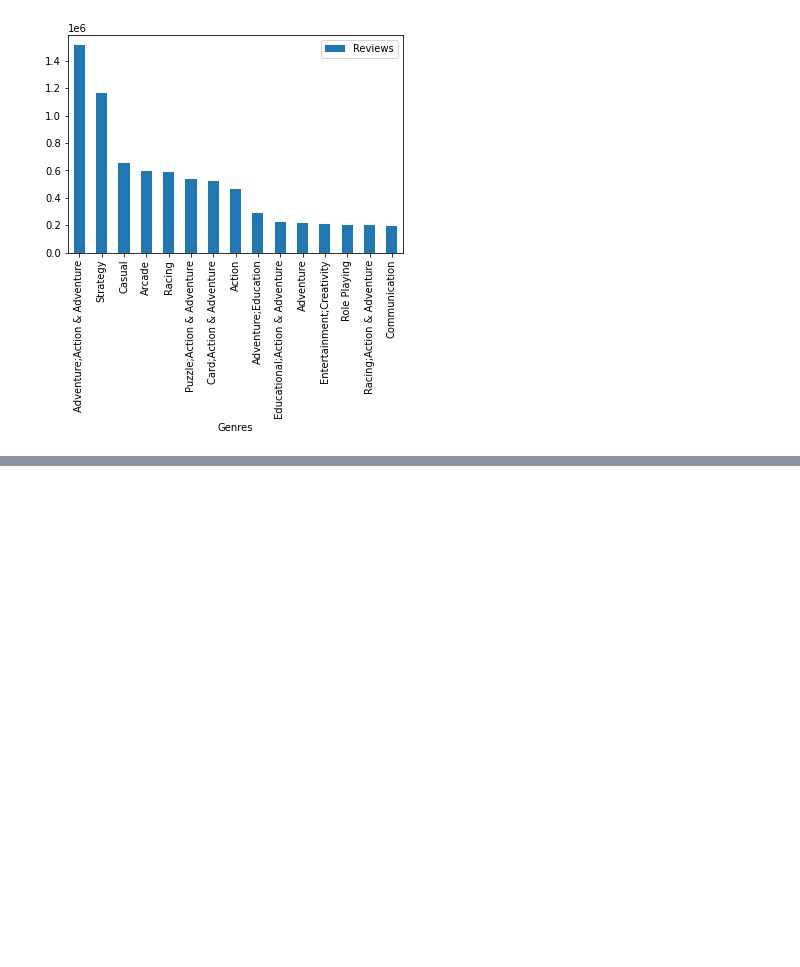
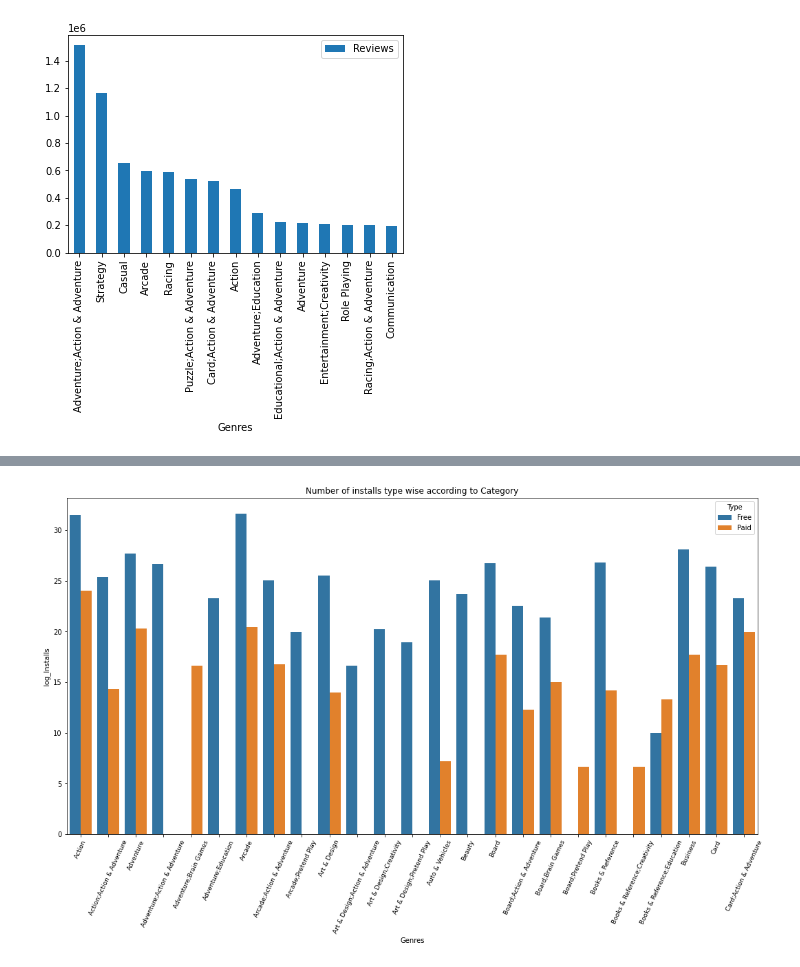
Before and after one commit to anasabbad/Play-Store-App-Review-Analysis--EDA-Capstone, a Jupyter notebook: Play_Store_App_Review_Analysis_Capstone_Project.ipynb, the cells around one changed output, grey strips where cells are left out. Cells and saved outputs as stored; diff of their text form; code cells hidden in the pictures; blank space fills up the shorter version.

```diff
--- a/Play_Store_App_Review_Analysis_Capstone_Project.ipynb
+++ b/Play_Store_App_Review_Analysis_Capstone_Project.ipynb
@@ -580,0 +592,5 @@ sns.displot(data['Rating'],color="y")
+# %%
+categoty_type_installs = data.groupby(['Genres','Type'])[['Installs']].sum().reset_index().head(40)
+categoty_type_installs['log_Installs'] = np.log2(categoty_type_installs['Installs'])
+
+categoty_type_installs
@@ -580,0 +615,10 @@ sns.displot(data['Rating'],color="y")
+# %%
+plt.figure(figsize=(18,9))
+plt.xticks(rotation=65,fontsize=9)
+plt.xlabel("Genres")
+plt.ylabel("Installs")
+plt.title("Number of installs type wise according to Category")
+sns.barplot('Genres', 'log_Installs', hue='Type', data=categoty_type_installs);
+plt.show()
+# %% [output]
+[figure, added]
```
Also changed, not shown: parts of 6 cells of this notebook.
